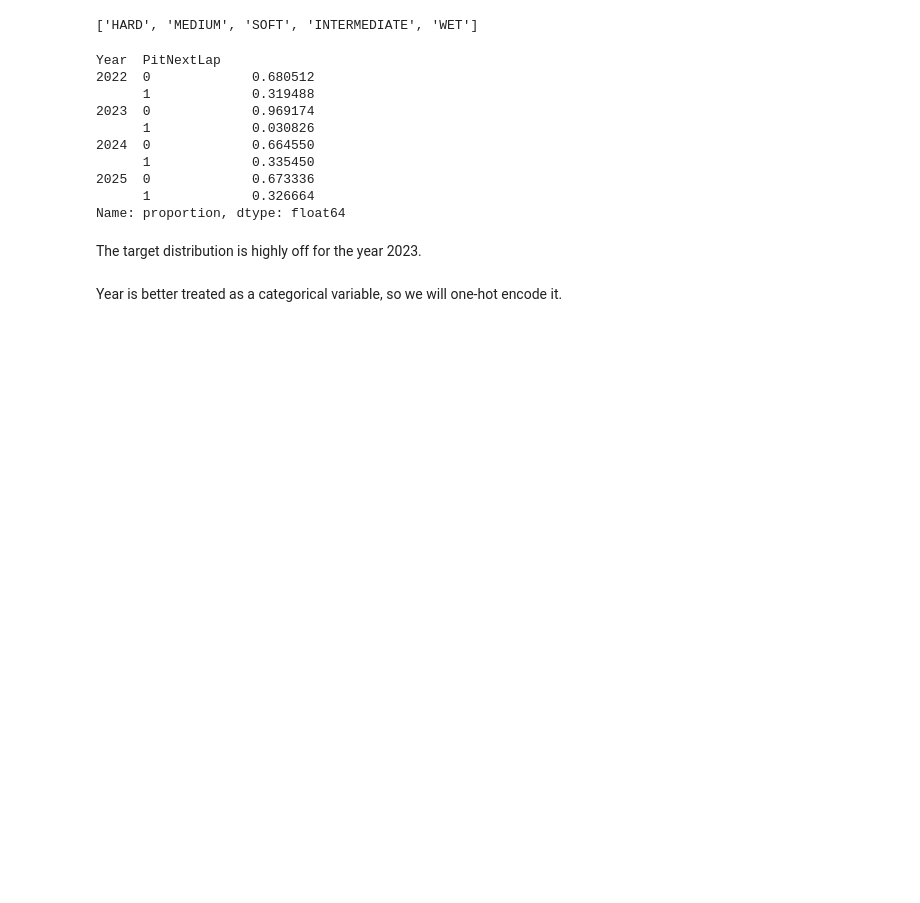
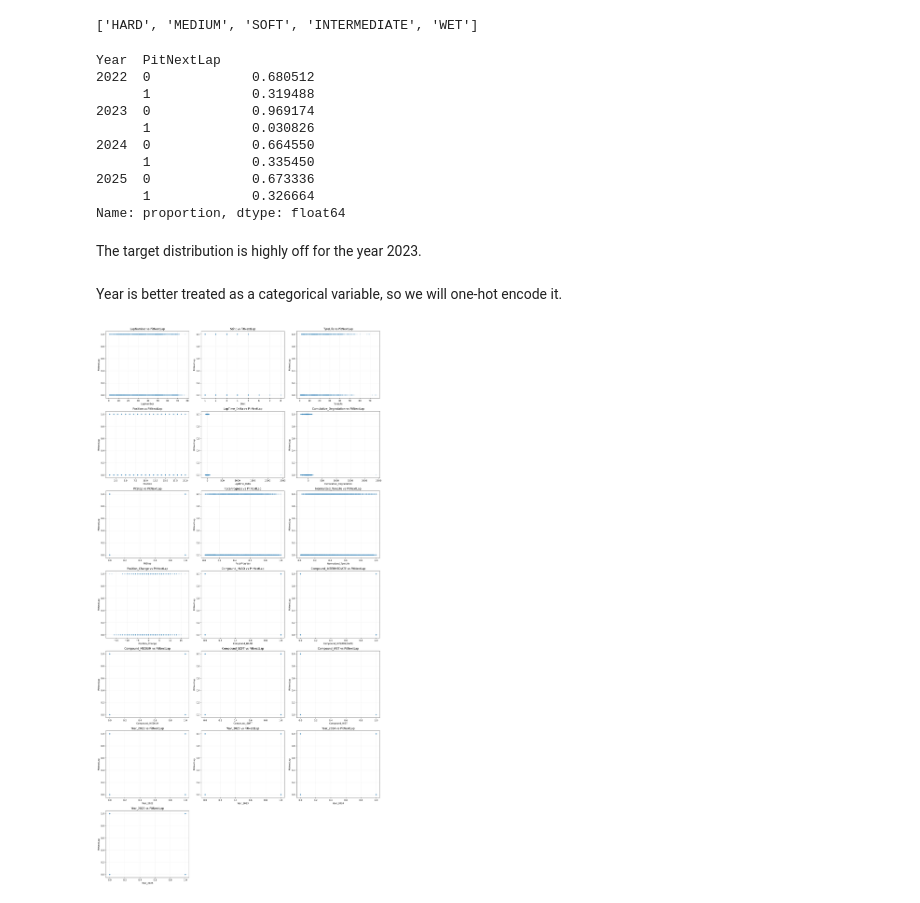
Before and after one commit to mortonki/F1-Strategy-Dataset, a Jupyter notebook: strategy.ipynb, the cells around one changed output. Drawn from its saved outputs; the diff is of its cells as text; code cells hidden in the pictures; blank space fills up the shorter version.

```diff
--- a/strategy.ipynb
+++ b/strategy.ipynb
@@ -190,3 +182,39 @@ Year is better treated as a categorical variable, so we will one-hot encode it.
 df.set_index(['Driver', 'Race', 'Year'], inplace=True)
 # %%
 # Visualize the relationship between features and the target variable 'PitNextLap'
+# %%
+target = 'PitNextLap' if 'PitNextLap' in df.columns else 'PitNetLap'
+features = [col for col in df.columns if col != target]
+
+n_features = len(features)
+n_cols = 3
+n_rows = (n_features + n_cols - 1) // n_cols
+
+fig, axes = plt.subplots(n_rows, n_cols, figsize=(18, 5 * n_rows))
+axes = np.array(axes, dtype=object).ravel()
+
+for i, feature in enumerate(features):
+    ax = axes[i]
+
+    if pd.api.types.is_numeric_dtype(df[feature]):
+        sample = df[[feature, target]].sample(n=min(5000, len(df)), random_state=42)
+        ax.scatter(sample[feature], sample[target], alpha=0.25, s=8)
+        ax.set_title(f"{feature} vs {target}")
+        ax.set_xlabel(feature)
+        ax.set_ylabel(target)
+    else:
+        grouped = df.groupby(feature)[target].mean()
+        ax.bar([str(x) for x in grouped.index], grouped.values, color='steelblue')
+        ax.set_title(f"{feature} vs {target}")
+        ax.set_xlabel(feature)
+        ax.set_ylabel(f"Mean {target}")
+
+    ax.grid(alpha=0.2)
+
+for j in range(len(features), len(axes)):
+    axes[j].set_visible(False)
+
+plt.tight_layout()
+plt.show()
+# %% [output]
+[figure, added]
```
Also changed, not shown: parts of 2 cells of this notebook.
